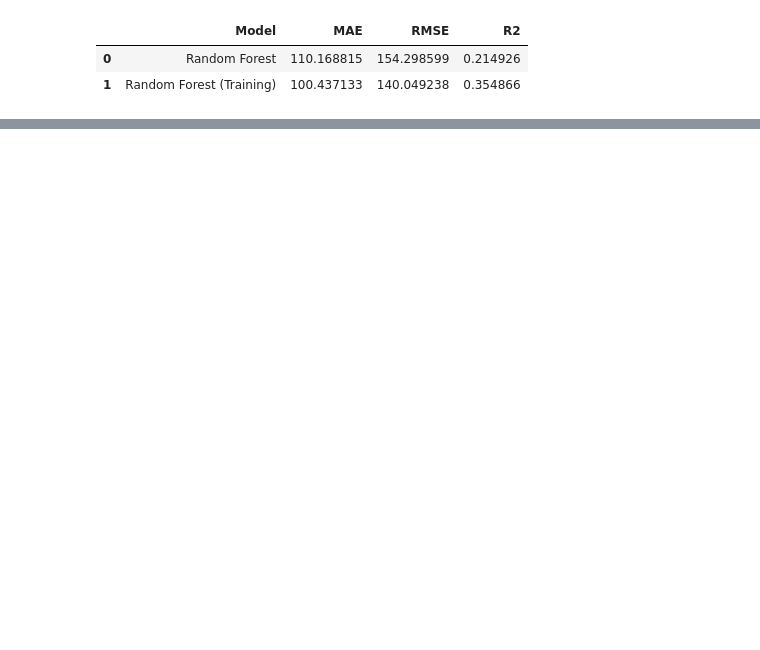
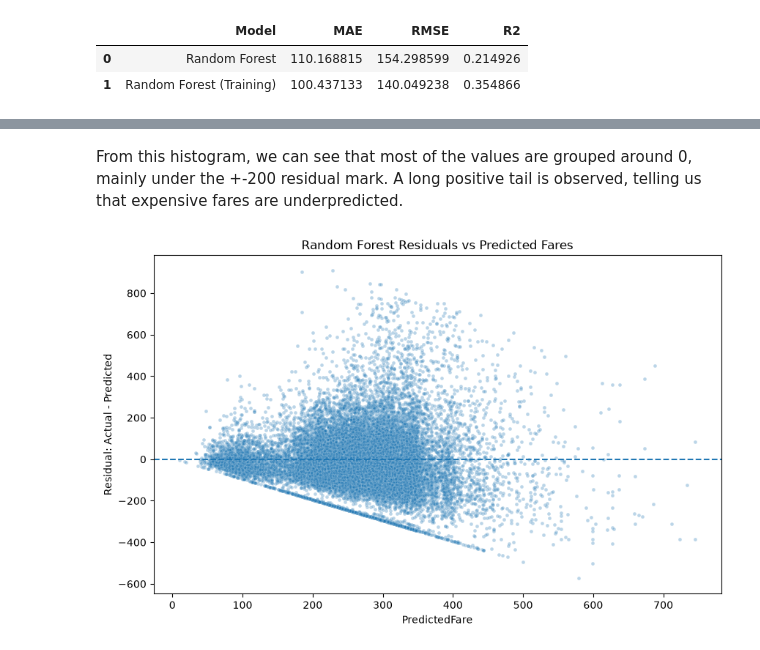
Before and after one commit to Anythingsaf22/Analyse-US-Domestic-flights, a Jupyter notebook: Notebooks/notebook4.ipynb, the cells around one changed output, grey strips where cells are left out. Cells and saved outputs as stored; diff of their text form; code cells hidden in the pictures; blank space fills up the shorter version.

```diff
--- a/Notebooks/notebook4.ipynb
+++ b/Notebooks/notebook4.ipynb
@@ -453,0 +520,13 @@ display(pd.DataFrame([random_forest_results, random_forest_train_results]))
+# %% [markdown]
+From this histogram, we can see that most of the values are grouped around 0, mainly under the +-200 residual mark. A long positive tail is observed, telling us that expensive fares are underpredicted.
+# %%
+plt.figure(figsize=(10, 6))
+sns.scatterplot(data = rf_residual, x = 'PredictedFare', y = 'Residual', s = 12, alpha = 0.3)
+plt.axhline(0, linestyle = '--')
+plt.title('Random Forest Residuals vs Predicted Fares')
+plt.ylabel('Residual: Actual - Predicted')
+plt.show()
+
+#this scatter plot checks if error behaviour changes based on predicted fare
+# %% [output]
+[figure, added]
```
Also changed, not shown: parts of 13 cells of this notebook.
